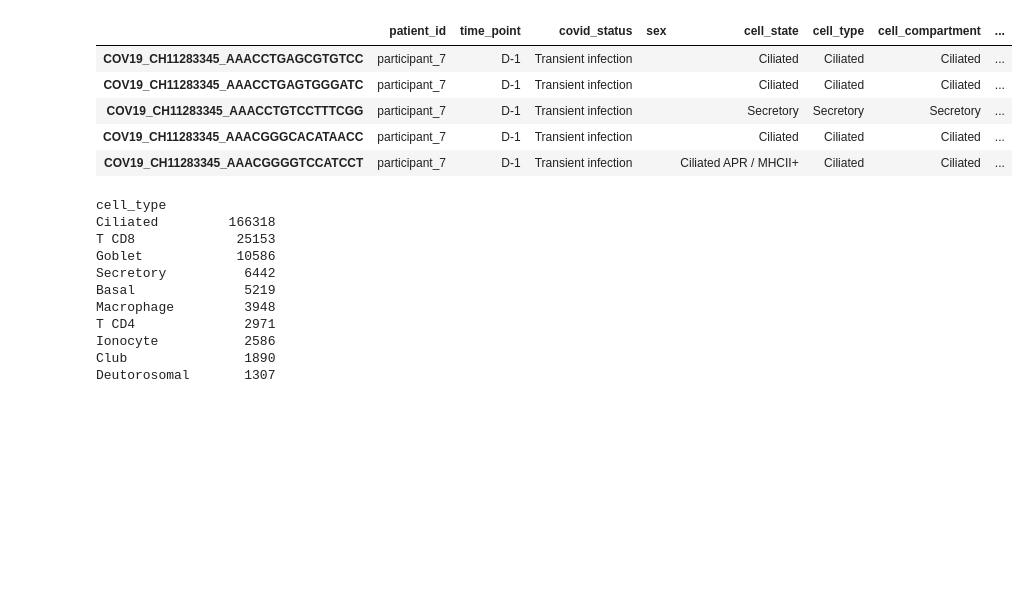
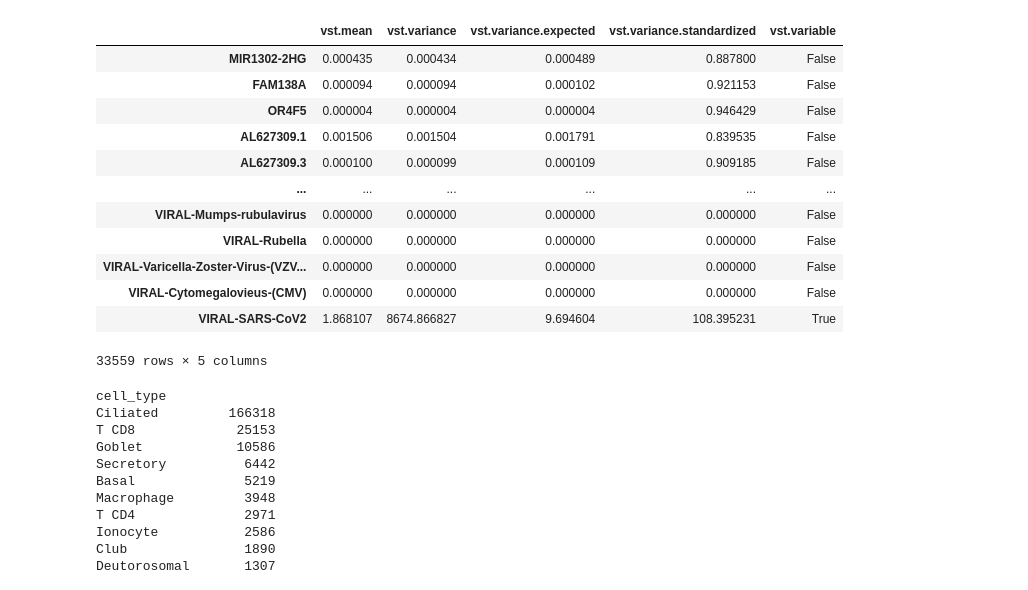
Before and after one commit to Lai-jun-yan/Academia-Sinica-internship-project, a Jupyter notebook: Aim_2/資料探勘/challenge_nasal_cellxgene_230223_資料探勘.ipynb, the cells around one changed output. Cells and saved outputs as stored; diff of their text form; code cells hidden in the pictures; blank space fills up the shorter version.

```diff
--- a/Aim_2/資料探勘/challenge_nasal_cellxgene_230223_資料探勘.ipynb
+++ b/Aim_2/資料探勘/challenge_nasal_cellxgene_230223_資料探勘.ipynb
@@ -26,12 +39,19 @@ odict_keys([])
 # %%
-adata.obs.head()
+adata.var
 # %% [output]
-|  | patient_id | time_point | covid_status | sex | cell_state | cell_type | cell_compartment | ... |
-| COV19_CH11283345_AAACCTGAGCGTGTCC | participant_7 | D-1 | Transient infection |  | Ciliated | Ciliated | Ciliated | ... |
-| COV19_CH11283345_AAACCTGAGTGGGATC | participant_7 | D-1 | Transient infection |  | Ciliated | Ciliated | Ciliated | ... |
-| COV19_CH11283345_AAACCTGTCCTTTCGG | participant_7 | D-1 | Transient infection |  | Secretory | Secretory | Secretory | ... |
-| COV19_CH11283345_AAACGGGCACATAACC | participant_7 | D-1 | Transient infection |  | Ciliated | Ciliated | Ciliated | ... |
-| COV19_CH11283345_AAACGGGGTCCATCCT | participant_7 | D-1 | Transient infection |  | Ciliated APR / MHCII+ | Ciliated | Ciliated | ... |
+|  | vst.mean | vst.variance | vst.variance.expected | vst.variance.standardized | vst.variable |
+| MIR1302-2HG | 0.000435 | 0.000434 | 0.000489 | 0.887800 | False |
+| FAM138A | 0.000094 | 0.000094 | 0.000102 | 0.921153 | False |
+| OR4F5 | 0.000004 | 0.000004 | 0.000004 | 0.946429 | False |
+| AL627309.1 | 0.001506 | 0.001504 | 0.001791 | 0.839535 | False |
+| AL627309.3 | 0.000100 | 0.000099 | 0.000109 | 0.909185 | False |
+| ... | ... | ... | ... | ... | ... |
+| VIRAL-Mumps-rubulavirus | 0.000000 | 0.000000 | 0.000000 | 0.000000 | False |
+| VIRAL-Rubella | 0.000000 | 0.000000 | 0.000000 | 0.000000 | False |
+| VIRAL-Varicella-Zoster-Virus-(VZV... | 0.000000 | 0.000000 | 0.000000 | 0.000000 | False |
+| VIRAL-Cytomegalovieus-(CMV) | 0.000000 | 0.000000 | 0.000000 | 0.000000 | False |
+| VIRAL-SARS-CoV2 | 1.868107 | 8674.866827 | 9.694604 | 108.395231 | True |
+33559 rows × 5 columns
 # %%
 print(adata.obs["cell_type"].value_counts())
 # %% [output]
```
Also changed, not shown: parts of 6 cells of this notebook, 1 other file.
